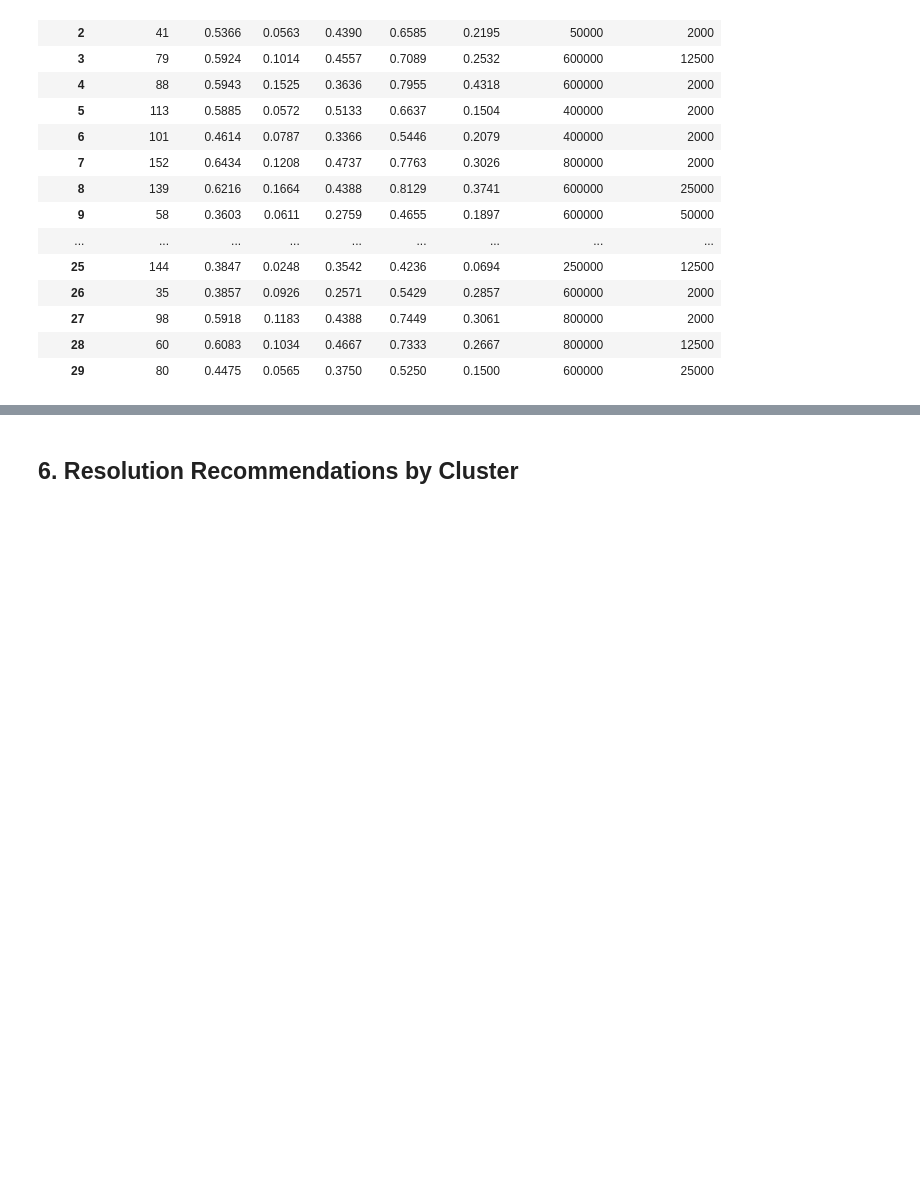
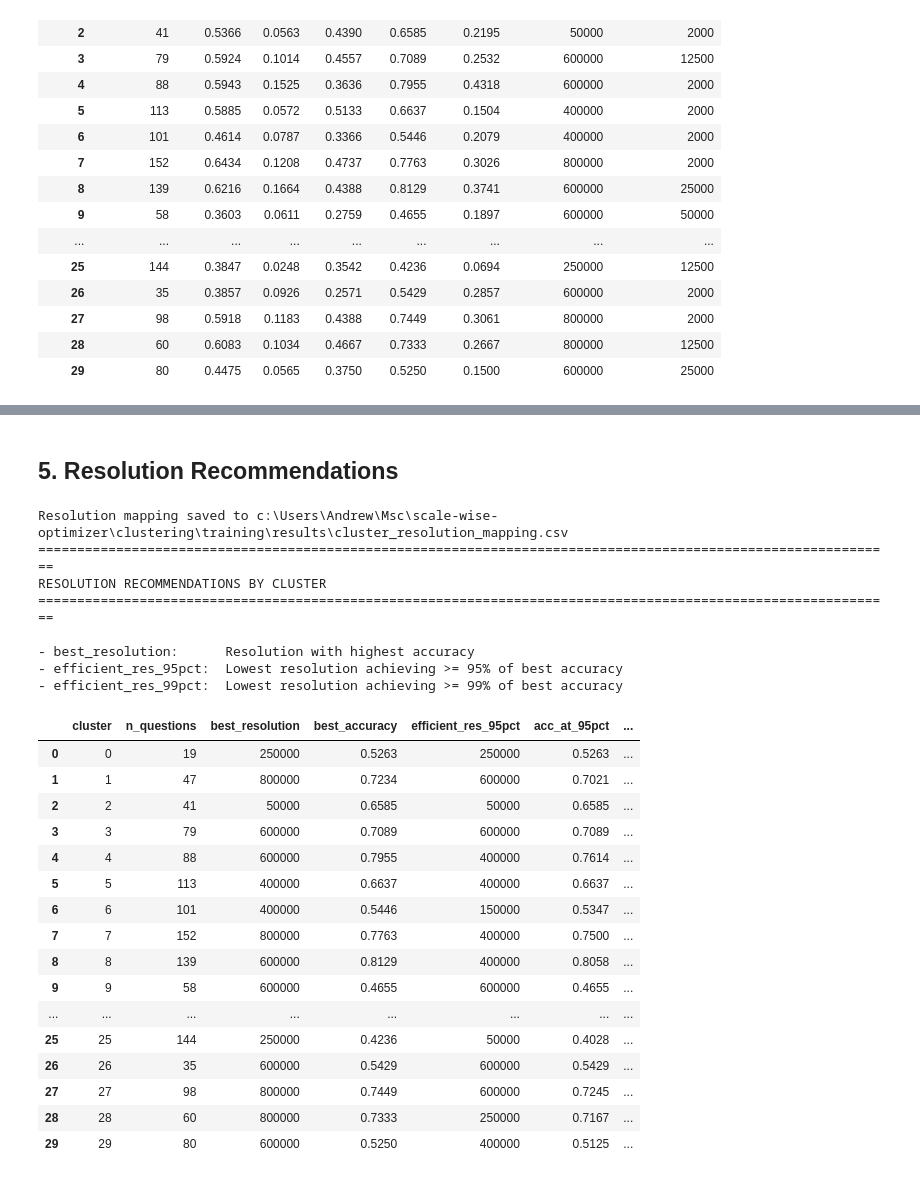
Before and after one commit to Andrew1302/scale-wise-optimizer, a Jupyter notebook: clustering/training/clustering_production.ipynb, the cells around one changed output, grey strips where cells are left out. Drawn from its saved outputs; the diff is of its cells as text; code cells hidden in the pictures; blank space fills up the shorter version.

```diff
--- a/clustering/training/clustering_production.ipynb
+++ b/clustering/training/clustering_production.ipynb
@@ -82,0 +85,20 @@ MAPPING_OUTPUT = str(PROJECT_ROOT / 'clustering/training/results/cluster_resolut
+# %%
+# Load questions
+questions = []
+with open(TRAINING_DATASET, 'r', encoding='utf-8') as f:
+    for line in f:
+        questions.append(json.loads(line))
+df = pd.DataFrame(questions)
+
+# Load resolution scores
+df_scores = pd.read_excel(SCORES_FILE, sheet_name=SCORES_SHEET)
+df = df.merge(df_scores[['doc_id'] + RESOLUTIONS], on='doc_id', how='left')
+
+# Clean text: remove instruction and options
+def clean_input(text):
+    text = text.replace("Answer with the option's letter from the given choices directly.", "").strip()
+    match = re.search(r'\n[A-D]\.\s', text)
+    return text[:match.start()].strip() if match else text
+
+df['question_stem'] = df['input'].apply(clean_input)
+print(f"Loaded {len(df)} questions with {len(RESOLUTIONS)} resolutions")
@@ -323,19 +335,0 @@ FINAL CLUSTER RESOLUTION MAPPING:
-# %%
-# Summary Statistics
-print("=" * 80)
-print("SUMMARY")
-print("=" * 80)
-print(f"\nTotal questions: {len(df)}")
-print(f"Number of clusters: {OPTIMAL_K}")
-print(f"Cluster size range: {df_cluster['n_questions'].min()} - {df_cluster['n_questions'].max()}")
-print(f"\nOverall accuracy at max resolution ({RESOLUTIONS[-1]}): {df[RESOLUTIONS[-1]].mean():.4f}")
-print(f"Most resolution-sensitive cluster: {df_cluster['range_acc'].idxmax()} (range={df_cluster['range_acc'].max():.4f})")
-print(f"Most resolution-stable cluster: {df_cluster['range_acc'].idxmin()} (range={df_cluster['range_acc'].min():.4f})")
-
-# Resolution distribution
-print(f"\nBest Resolution Distribution:")
-for res in RESOLUTIONS:
-    count = (df_mapping['best_resolution'] == res).sum()
-    if count > 0:
-        questions = df_mapping[df_mapping['best_resolution'] == res]['n_questions'].sum()
-        print(f"  {res}: {count} clusters ({questions} questions)")
@@ -409,7 +394,9 @@ display(df_friedman.round(4))
 # %% [markdown]
-## 6. Resolution Recommendations by Cluster
+## 5. Resolution Recommendations
 # %%
-# Resolution Recommendations: best, 95pct, 99pct (ordered by cluster ID)
+# Resolution Recommendations: best, 95pct, 99pct + save CSV
+os.makedirs(os.path.dirname(MAPPING_OUTPUT), exist_ok=True)
+
 recommendations = []
 for cluster_id in sorted(df['cluster'].unique()):
     row = df_cluster.loc[cluster_id]
@@ -427,30 +414,58 @@ for cluster_id in sorted(df['cluster'].unique()):
             break
 
     # Efficient (99%)
     threshold_99 = best_acc * 0.99
     eff_99 = best_res
     for res in RESOLUTIONS:
         if acc_at_res[res] >= threshold_99:
             eff_99 = res
             break
 
     recommendations.append({
         'cluster': cluster_id,
         'n_questions': row['n_questions'],
         'best_resolution': best_res,
         'best_accuracy': best_acc,
         'efficient_res_95pct': eff_95,
         'acc_at_95pct': acc_at_res[eff_95],
         'efficient_res_99pct': eff_99,
         'acc_at_99pct': acc_at_res[eff_99],
     })
 
 df_rec = pd.DataFrame(recommendations).sort_values('cluster').reset_index(drop=True)
+df_rec.to_csv(MAPPING_OUTPUT, index=False)
 
+print(f"Resolution mapping saved to {MAPPING_OUTPUT}")
 print("=" * 110)
 print("RESOLUTION RECOMMENDATIONS BY CLUSTER")
 print("=" * 110)
 print("\n- best_resolution:      Resolution with highest accuracy")
 print("- efficient_res_95pct:  Lowest resolution achieving >= 95% of best accuracy")
 print("- efficient_res_99pct:  Lowest resolution achieving >= 99% of best accuracy\n")
 display(df_rec.round(4))
+# %% [output]
+Resolution mapping saved to c:\Users\Andrew\Msc\scale-wise-optimizer\clustering\training\results\cluster_resolution_mapping.csv
+==============================================================================================================
+RESOLUTION RECOMMENDATIONS BY CLUSTER
+==============================================================================================================
+
+- best_resolution:      Resolution with highest accuracy
+- efficient_res_95pct:  Lowest resolution achieving >= 95% of best accuracy
+- efficient_res_99pct:  Lowest resolution achieving >= 99% of best accuracy
+|  | cluster | n_questions | best_resolution | best_accuracy | efficient_res_95pct | acc_at_95pct | ... |
+| 0 | 0 | 19 | 250000 | 0.5263 | 250000 | 0.5263 | ... |
+| 1 | 1 | 47 | 800000 | 0.7234 | 600000 | 0.7021 | ... |
+| 2 | 2 | 41 | 50000 | 0.6585 | 50000 | 0.6585 | ... |
+| 3 | 3 | 79 | 600000 | 0.7089 | 600000 | 0.7089 | ... |
+| 4 | 4 | 88 | 600000 | 0.7955 | 400000 | 0.7614 | ... |
+| 5 | 5 | 113 | 400000 | 0.6637 | 400000 | 0.6637 | ... |
+| 6 | 6 | 101 | 400000 | 0.5446 | 150000 | 0.5347 | ... |
+| 7 | 7 | 152 | 800000 | 0.7763 | 400000 | 0.7500 | ... |
+| 8 | 8 | 139 | 600000 | 0.8129 | 400000 | 0.8058 | ... |
+| 9 | 9 | 58 | 600000 | 0.4655 | 600000 | 0.4655 | ... |
+| ... | ... | ... | ... | ... | ... | ... | ... |
+| 25 | 25 | 144 | 250000 | 0.4236 | 50000 | 0.4028 | ... |
+| 26 | 26 | 35 | 600000 | 0.5429 | 600000 | 0.5429 | ... |
+| 27 | 27 | 98 | 800000 | 0.7449 | 600000 | 0.7245 | ... |
+| 28 | 28 | 60 | 800000 | 0.7333 | 250000 | 0.7167 | ... |
+| 29 | 29 | 80 | 600000 | 0.5250 | 400000 | 0.5125 | ... |
```
Also changed, not shown: parts of 22 cells of this notebook, 4 other files.
